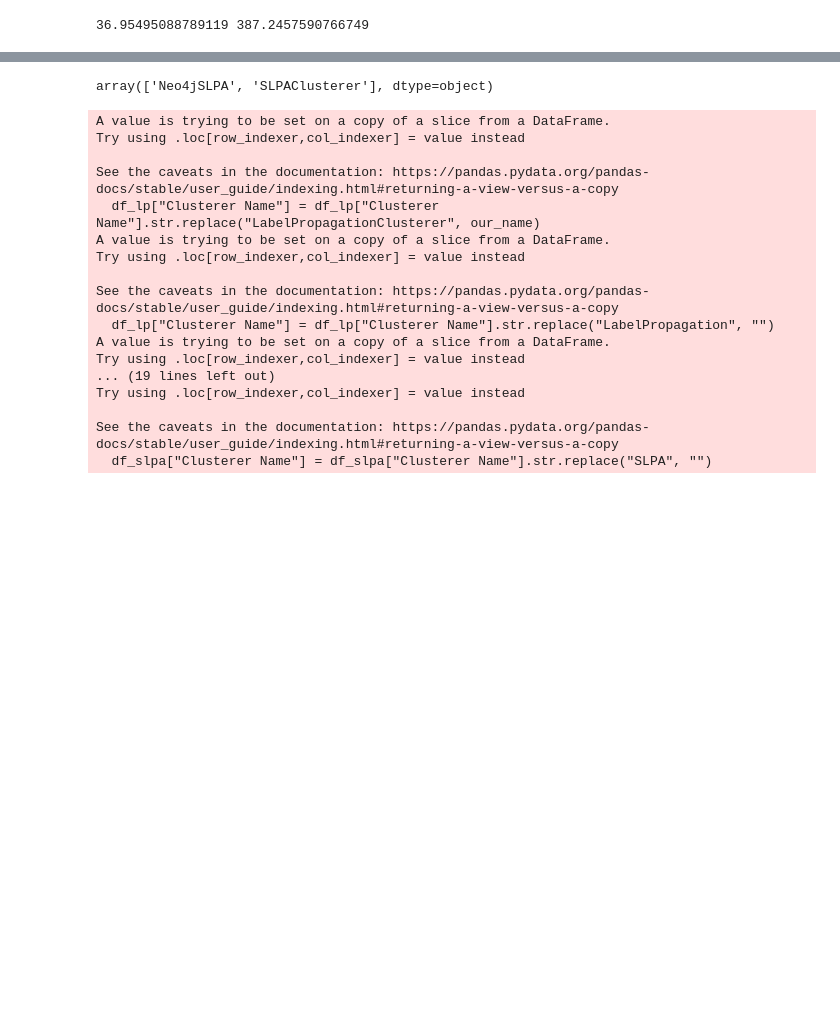
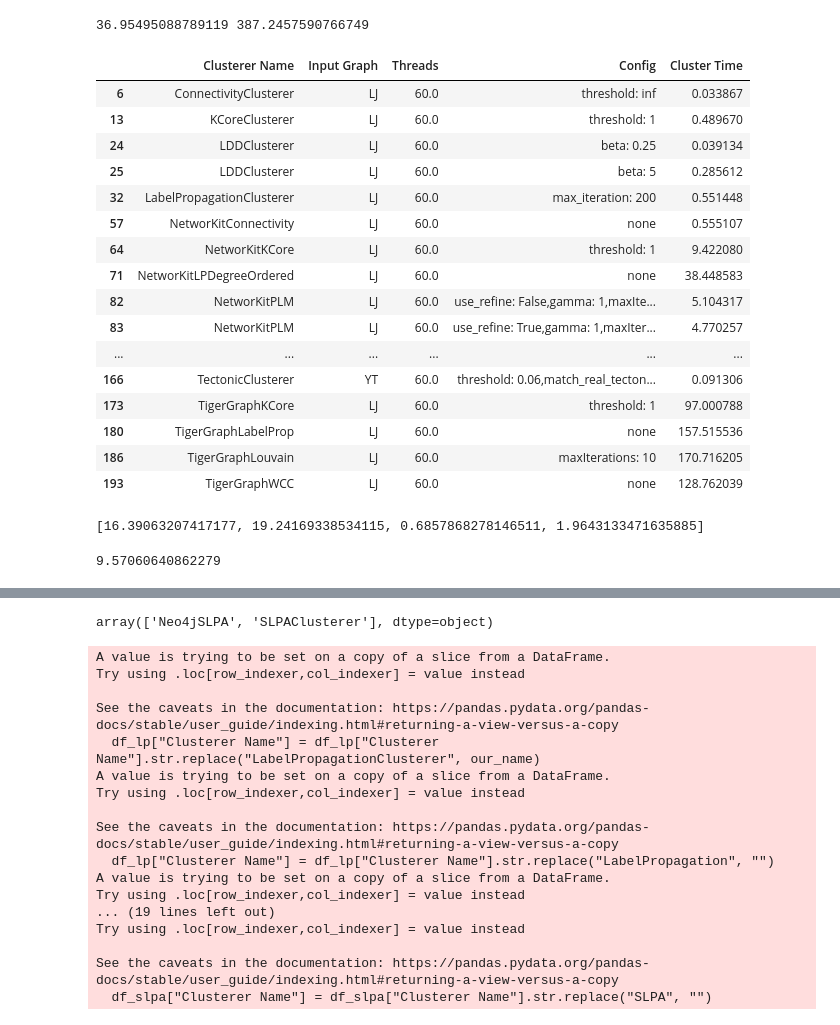
Before and after one commit to ParAlg/ParClusterers, a Jupyter notebook: plotting/Plot_running_time-final.ipynb, the cells around one changed output, grey strips where cells are left out. Cells and saved outputs as stored; diff of their text form; code cells hidden in the pictures; blank space fills up the shorter version.

```diff
--- a/plotting/Plot_running_time-final.ipynb
+++ b/plotting/Plot_running_time-final.ipynb
@@ -166,3 +170,83 @@ tectonic_us_60 = df[(df["Clusterer Name"]=="TectonicClusterer") & (df["Input Gra
 print(tectonic_1 / tectonic_us_1, tectonic_1 / tectonic_us_60)
 # %% [output]
 36.95495088789119 387.2457590766749
+# %%
+## average speedup with neo4j
+df = pd.read_csv("/Users/sy/Desktop/MIT/clusterer/csv/Graph Clustering Framework  - scalability_all.csv")
+df_ours = pd.read_csv("/Users/sy/Desktop/MIT/clusterer/csv/scalability_ours.csv")
+df_lp = pd.read_csv("/Users/sy/Desktop/MIT/clusterer/csv/Graph Clustering Framework  - scalability_label.csv")
+df_lp = df_lp[~df_lp["Clusterer Name"].isin(["SLPAClusterer"])] # SPLAClusterer is using wrong config
+df = pd.concat([df, df_ours, df_lp])
+
+df["Input Graph"] = df["Input Graph"].str.replace("com-", "").str.replace(".gbbs.txt", "").str.replace(".ungraph.txt", "")
+
+df["Input Graph"] = df["Input Graph"].str.replace("amazon", "AM", regex=True)\
+                                .str.replace("youtube", "YT", regex=True)\
+                                .str.replace("dblp", "DB", regex=True)\
+                                .str.replace("lj", "LJ", regex=True)\
+                                .str.replace("orkut", "OK", regex=True)\
+                                .str.replace("friendster", "FR", regex=True)
+
+df = df[df["Round"] != 0] # remove first round
+df = df.dropna(how='all')
+df['Config'].fillna('none', inplace=True)
+df = df.groupby(['Clusterer Name', 'Input Graph', 'Threads', 'Config'])['Cluster Time'].mean().reset_index()
+
+
+
+df_4 = df[df["Threads"] == 4]
+df_60 = df[df["Threads"] == 60]
+# %%
+df_60
+# %% [output]
+|  | Clusterer Name | Input Graph | Threads | Config | Cluster Time |
+| 6 | ConnectivityClusterer | LJ | 60.0 | threshold: inf | 0.033867 |
+| 13 | KCoreClusterer | LJ | 60.0 | threshold: 1 | 0.489670 |
+| 24 | LDDClusterer | LJ | 60.0 | beta: 0.25 | 0.039134 |
+| 25 | LDDClusterer | LJ | 60.0 | beta: 5 | 0.285612 |
+| 32 | LabelPropagationClusterer | LJ | 60.0 | max_iteration: 200 | 0.551448 |
+| 57 | NetworKitConnectivity | LJ | 60.0 | none | 0.555107 |
+| 64 | NetworKitKCore | LJ | 60.0 | threshold: 1 | 9.422080 |
+| 71 | NetworKitLPDegreeOrdered | LJ | 60.0 | none | 38.448583 |
+| 82 | NetworKitPLM | LJ | 60.0 | use_refine: False,gamma: 1,maxIte... | 5.104317 |
+| 83 | NetworKitPLM | LJ | 60.0 | use_refine: True,gamma: 1,maxIter... | 4.770257 |
+| ... | ... | ... | ... | ... | ... |
+| 166 | TectonicClusterer | YT | 60.0 | threshold: 0.06,match_real_tecton... | 0.091306 |
+| 173 | TigerGraphKCore | LJ | 60.0 | threshold: 1 | 97.000788 |
+| 180 | TigerGraphLabelProp | LJ | 60.0 | none | 157.515536 |
+| 186 | TigerGraphLouvain | LJ | 60.0 | maxIterations: 10 | 170.716205 |
+| 193 | TigerGraphWCC | LJ | 60.0 | none | 128.762039 |
+# %%
+### NetworKit
+# compute average speedup over TigerGraph
+
+speedups = []
+
+# WCC
+ours_time = float(df_60[df_60["Clusterer Name"]=="ConnectivityClusterer"]["Cluster Time"].iloc[0])
+neo4j_time = float(df_60[df_60["Clusterer Name"]=="NetworKitConnectivity"]["Cluster Time"].iloc[0])
+speedups.append(neo4j_time / ours_time)
+
+# KCore
+ours_time = float(df_60[df_60["Clusterer Name"]=="KCoreClusterer"]["Cluster Time"].iloc[0])
+neo4j_time = float(df_60[df_60["Clusterer Name"]=="NetworKitKCore"]["Cluster Time"].iloc[0])
+speedups.append(neo4j_time / ours_time)
+
+# Modularity
+# For Neo4j, we use the fastest time
+# for ours, we use modularity
+ours_time = float(df_60[df_60["Clusterer Name"]=="ParallelModularityClusterer"]["Cluster Time"].iloc[0])
+neo4j_time =float(df_60[df_60["Clusterer Name"]=="NetworKitParallelLeiden"]["Cluster Time"].iloc[0])
+speedups.append(neo4j_time / ours_time)
+
+# LP
+ours_time = float(df_60[df_60["Clusterer Name"]=="LabelPropagationClusterer"]["Cluster Time"].iloc[0])
+neo4j_time = float(df_60[df_60["Clusterer Name"]=="NetworKitPLP"]["Cluster Time"].iloc[0])
+speedups.append(neo4j_time / ours_time)
+
+
+print(speedups)
+np.mean(speedups)
+# %% [output]
+[16.39063207417177, 19.24169338534115, 0.6857868278146511, 1.9643133471635885]
+9.57060640862279
```
Also changed, not shown: parts of 5 cells of this notebook, 1 other file.
